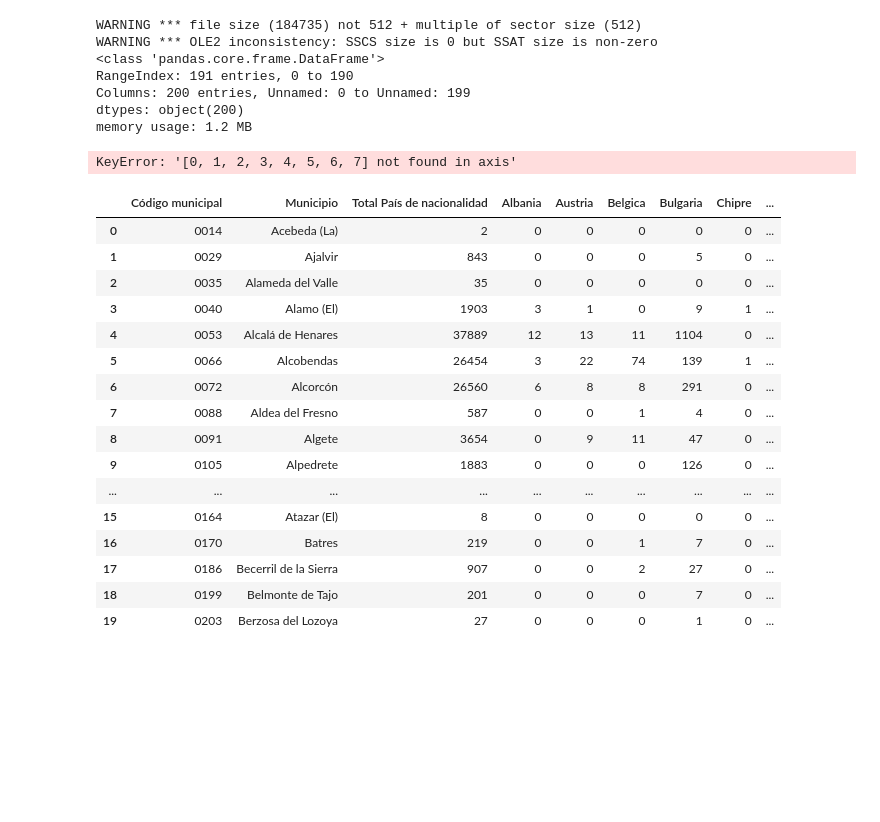
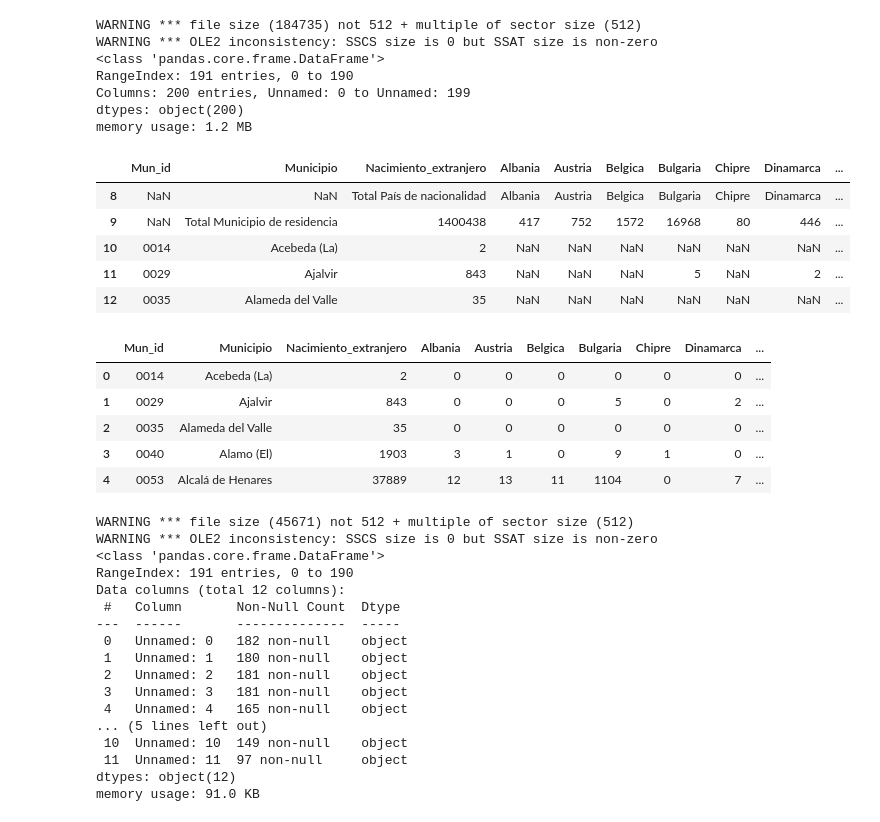
Before and after one commit to santiagofp9/Pueblos_trasnacionales, a Jupyter notebook: Hygiene.ipynb, the cells around one changed output. Drawn from its saved outputs; the diff is of its cells as text; code cells hidden in the pictures; blank space fills up the shorter version.

```diff
--- a/Hygiene.ipynb
+++ b/Hygiene.ipynb
@@ -41,12 +30,18 @@ memory usage: 1.2 MB
 
 nacidos_fuera.drop([0,1,2,3,4,5,6,7], axis=0, inplace=True) #Excel headers out
 naci_fue = nacidos_fuera.rename(columns=nacidos_fuera.iloc[0]) #Assign column headers
-naci_fue.columns.values[0] = 'Código municipal'
+naci_fue.columns.values[0] = 'Mun_id'
 naci_fue.columns.values[1] = 'Municipio'
+naci_fue.columns.values[2] = 'Nacimiento_extranjero'
 
 naci_fue.head()
 # %% [output]
-KeyError: '[0, 1, 2, 3, 4, 5, 6, 7] not found in axis'
+|  | Mun_id | Municipio | Nacimiento_extranjero | Albania | Austria | Belgica | Bulgaria | Chipre | Dinamarca | ... |
+| 8 | NaN | NaN | Total País de nacionalidad | Albania | Austria | Belgica | Bulgaria | Chipre | Dinamarca | ... |
+| 9 | NaN | Total Municipio de residencia | 1400438 | 417 | 752 | 1572 | 16968 | 80 | 446 | ... |
+| 10 | 0014 | Acebeda (La) | 2 | NaN | NaN | NaN | NaN | NaN | NaN | ... |
+| 11 | 0029 | Ajalvir | 843 | NaN | NaN | NaN | 5 | NaN | 2 | ... |
+| 12 | 0035 | Alameda del Valle | 35 | NaN | NaN | NaN | NaN | NaN | NaN | ... |
 # %%
 por_pais = naci_fue.T
 where = por_pais[por_pais[9].isna()]
@@ -61,25 +56,38 @@ naci_fue.reset_index(drop=True, inplace=True) #Reset index
 
 naci_fue.fillna(0, inplace=True) #Nan to 0 people
 # %%
-naci_fue.head(20)
+naci_fue.head()
 #Funk.check_nan(naci_fue)
 # %% [output]
-|  | Código municipal | Municipio | Total País de nacionalidad | Albania | Austria | Belgica | Bulgaria | Chipre | ... |
-| 0 | 0014 | Acebeda (La) | 2 | 0 | 0 | 0 | 0 | 0 | ... |
-| 1 | 0029 | Ajalvir | 843 | 0 | 0 | 0 | 5 | 0 | ... |
-| 2 | 0035 | Alameda del Valle | 35 | 0 | 0 | 0 | 0 | 0 | ... |
-| 3 | 0040 | Alamo (El) | 1903 | 3 | 1 | 0 | 9 | 1 | ... |
-| 4 | 0053 | Alcalá de Henares | 37889 | 12 | 13 | 11 | 1104 | 0 | ... |
-| 5 | 0066 | Alcobendas | 26454 | 3 | 22 | 74 | 139 | 1 | ... |
-| 6 | 0072 | Alcorcón | 26560 | 6 | 8 | 8 | 291 | 0 | ... |
-| 7 | 0088 | Aldea del Fresno | 587 | 0 | 0 | 1 | 4 | 0 | ... |
-| 8 | 0091 | Algete | 3654 | 0 | 9 | 11 | 47 | 0 | ... |
-| 9 | 0105 | Alpedrete | 1883 | 0 | 0 | 0 | 126 | 0 | ... |
-| ... | ... | ... | ... | ... | ... | ... | ... | ... | ... |
-| 15 | 0164 | Atazar (El) | 8 | 0 | 0 | 0 | 0 | 0 | ... |
-| 16 | 0170 | Batres | 219 | 0 | 0 | 1 | 7 | 0 | ... |
-| 17 | 0186 | Becerril de la Sierra | 907 | 0 | 0 | 2 | 27 | 0 | ... |
-| 18 | 0199 | Belmonte de Tajo | 201 | 0 | 0 | 0 | 7 | 0 | ... |
-| 19 | 0203 | Berzosa del Lozoya | 27 | 0 | 0 | 0 | 1 | 0 | ... |
+|  | Mun_id | Municipio | Nacimiento_extranjero | Albania | Austria | Belgica | Bulgaria | Chipre | Dinamarca | ... |
+| 0 | 0014 | Acebeda (La) | 2 | 0 | 0 | 0 | 0 | 0 | 0 | ... |
+| 1 | 0029 | Ajalvir | 843 | 0 | 0 | 0 | 5 | 0 | 2 | ... |
+| 2 | 0035 | Alameda del Valle | 35 | 0 | 0 | 0 | 0 | 0 | 0 | ... |
+| 3 | 0040 | Alamo (El) | 1903 | 3 | 1 | 0 | 9 | 1 | 0 | ... |
+| 4 | 0053 | Alcalá de Henares | 37889 | 12 | 13 | 11 | 1104 | 0 | 7 | ... |
 # %%
-pue_general = pue_nacimiento[['Unnamed: 1','Unnamed: 2','Unnamed: 3','Unnamed: 4']]
+#This table shows the total population of every town, also the nationality config of the total population (by subcontinents).
+#Clearly the european nationality is predominant due to Spain being included in it.
+#This one does not reflect the place where each habitant was born, but its current nationality.
+
+pob_total = pd.read_excel('raw_data/Población total  por Municipio de residencia según Subcontinente de nacimiento.xls')
+
+pob_total.info(memory_usage='deep')
+# %% [output]
+WARNING *** file size (45671) not 512 + multiple of sector size (512)
+WARNING *** OLE2 inconsistency: SSCS size is 0 but SSAT size is non-zero
+<class 'pandas.core.frame.DataFrame'>
+RangeIndex: 191 entries, 0 to 190
+Data columns (total 12 columns):
+ #   Column       Non-Null Count  Dtype
+---  ------       --------------  -----
+ 0   Unnamed: 0   182 non-null    object
+ 1   Unnamed: 1   180 non-null    object
+ 2   Unnamed: 2   181 non-null    object
+ 3   Unnamed: 3   181 non-null    object
+ 4   Unnamed: 4   165 non-null    object
+... (5 lines left out)
+ 10  Unnamed: 10  149 non-null    object
+ 11  Unnamed: 11  97 non-null     object
+dtypes: object(12)
+memory usage: 91.0 KB
```
Also changed, not shown: parts of 11 cells of this notebook, 3 other files.
